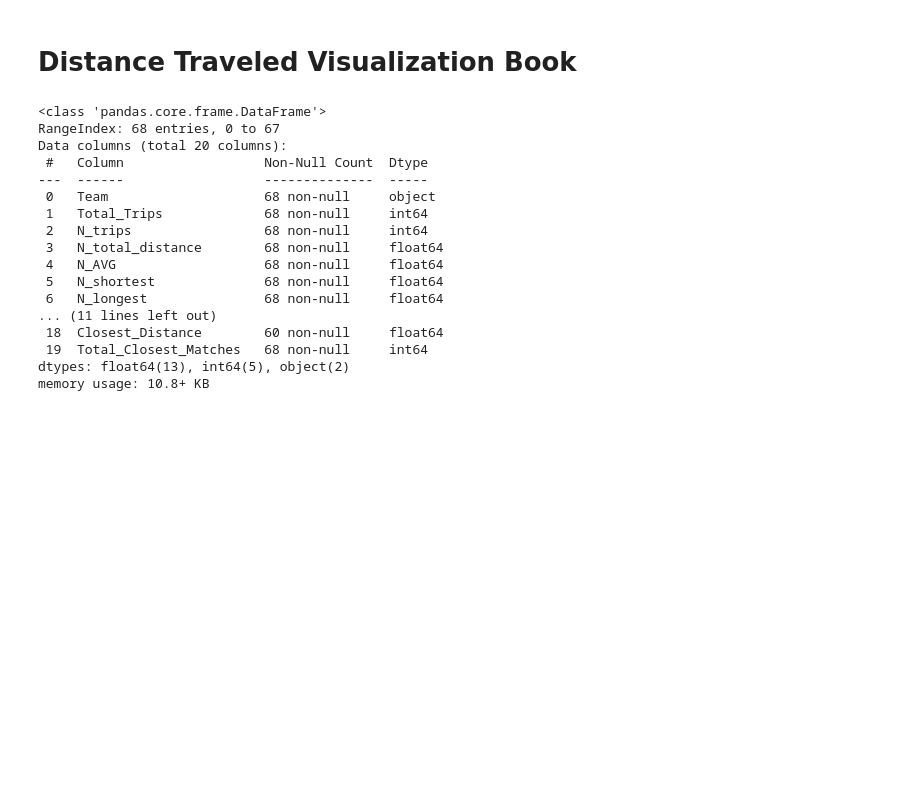
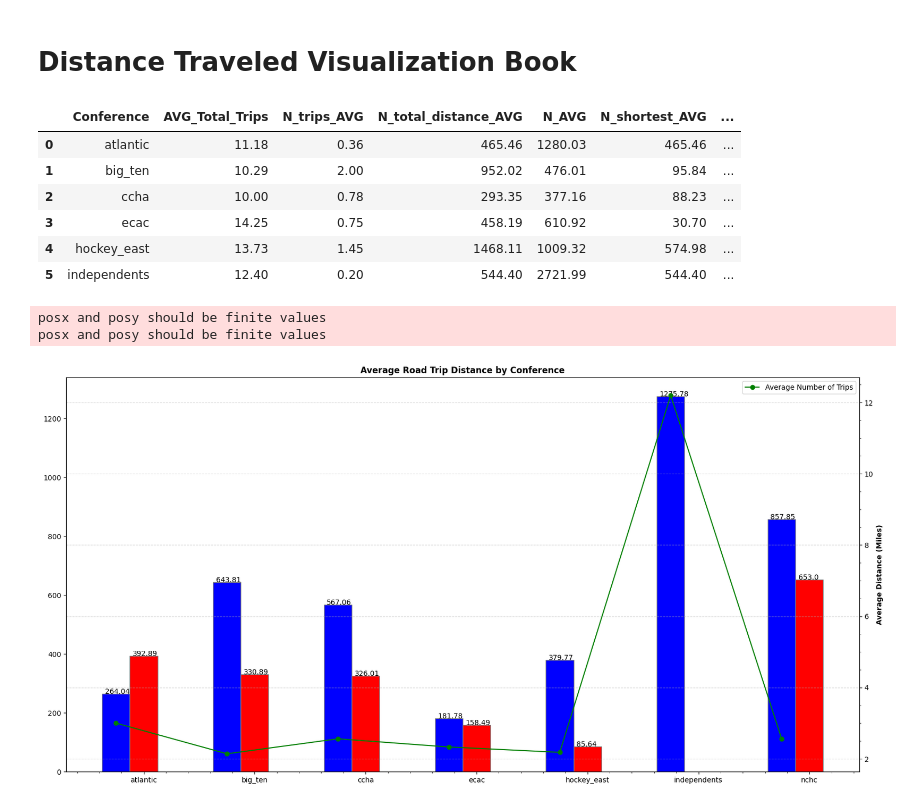
Before and after one commit to JSmith1826/college_hockey_2425, a Jupyter notebook: workbook/distance_traveled_viz.ipynb, the cells around one changed output. Drawn from its saved outputs; the diff is of its cells as text; code cells hidden in the pictures; blank space fills up the shorter version.

Commit message:
change made to conference distance calculation, now accurate, started working on plots for distance, need to put down wednesday evening for dinner

```diff
--- a/workbook/distance_traveled_viz.ipynb
+++ b/workbook/distance_traveled_viz.ipynb
@@ -8,28 +8,60 @@ import os
 import sys
 
 
-path_to_table = os.path.join(os.getcwd(), '..', 'data', 'output', 'team_travel_summary_final_v1.csv')
-df = pd.read_csv(path_to_table)
+path_to_team_table = os.path.join(os.getcwd(), '..', 'data', 'output', 'team_travel_summary_final_v1.csv')
+team_df = pd.read_csv(path_to_table)
 
-# Get the list of teams
-teams = df['Team'].unique()
+path_to_conf_table = os.path.join(os.getcwd(), '..', 'data', 'output', 'conference_travel_stats_v1.csv')
+conf_df = pd.read_csv(path_to_conf_table)
 
-df.info()
+team_df.head()
+conf_df.head(6)
 # %% [output]
-<class 'pandas.core.frame.DataFrame'>
-RangeIndex: 68 entries, 0 to 67
-Data columns (total 20 columns):
- #   Column                  Non-Null Count  Dtype
----  ------                  --------------  -----
- 0   Team                    68 non-null     object
- 1   Total_Trips             68 non-null     int64
- 2   N_trips                 68 non-null     int64
- 3   N_total_distance        68 non-null     float64
- 4   N_AVG                   68 non-null     float64
- 5   N_shortest              68 non-null     float64
- 6   N_longest               68 non-null     float64
-... (11 lines left out)
- 18  Closest_Distance        60 non-null     float64
- 19  Total_Closest_Matches   68 non-null     int64
-dtypes: float64(13), int64(5), object(2)
-memory usage: 10.8+ KB
+|  | Conference | AVG_Total_Trips | N_trips_AVG | N_total_distance_AVG | N_AVG | N_shortest_AVG | ... |
+| 0 | atlantic | 11.18 | 0.36 | 465.46 | 1280.03 | 465.46 | ... |
+| 1 | big_ten | 10.29 | 2.00 | 952.02 | 476.01 | 95.84 | ... |
+| 2 | ccha | 10.00 | 0.78 | 293.35 | 377.16 | 88.23 | ... |
+| 3 | ecac | 14.25 | 0.75 | 458.19 | 610.92 | 30.70 | ... |
+| 4 | hockey_east | 13.73 | 1.45 | 1468.11 | 1009.32 | 574.98 | ... |
+| 5 | independents | 12.40 | 0.20 | 544.40 | 2721.99 | 544.40 | ... |
+# %%
+### Plot the average non conference and trip within the conference for each conference
+import matplotlib.pyplot as plt
+
+# Plot the average non conference and trip within the conference for each conference
+# Create side by side bars for each conference
+plt.figure(figsize=(20,10))
+barWidth = 0.25
+r1 = np.arange(len(conf_df['Conference']))
+r2 = [x + barWidth for x in r1]
+
+plt.bar(r1, conf_df['non_con_AVG'], color='b', width=barWidth, edgecolor='grey', label='Average Non-Conference Road Trip')
+plt.bar(r2, conf_df['con_AVG'], color='r', width=barWidth, edgecolor='grey', label='Average Conference Road Trip')
+
+# place the numberical values on the bars
+for i in range(len(r1)):
+    plt.text(x=r1[i]-0.1, y=conf_df['non_con_AVG'][i]+0.5, s=round(conf_df['non_con_AVG'][i], 2), size=10)
+    plt.text(x=r2[i]-0.1, y=conf_df['con_AVG'][i]+0.5, s=round(conf_df['con_AVG'][i], 2), size=10)
+
+# add a second axis to plot the average number of trips per conference
+plt.twinx()
+plt.plot(r1, conf_df['non_con_trips_AVG'], color='g', marker='o', label='Average Number of Trips')
+
+# Labels and Title
+plt.xlabel('Conference', fontweight='bold')
+plt.xticks([r + barWidth for r in range(len(conf_df['Conference']))], conf_df['Conference'])
+plt.ylabel('Average Distance (Miles)', fontweight='bold')
+
+# Add Grid Lines behind bars
+plt.grid(axis='y', linestyle='--', alpha=0.5)
+# Minor ticks
+plt.minorticks_on()
+
+
+plt.title('Average Road Trip Distance by Conference', fontweight='bold')
+plt.legend()
+plt.show()
+# %% [output]
+posx and posy should be finite values
+posx and posy should be finite values
+[figure, added]
```
Also changed, not shown: 2 other files.
